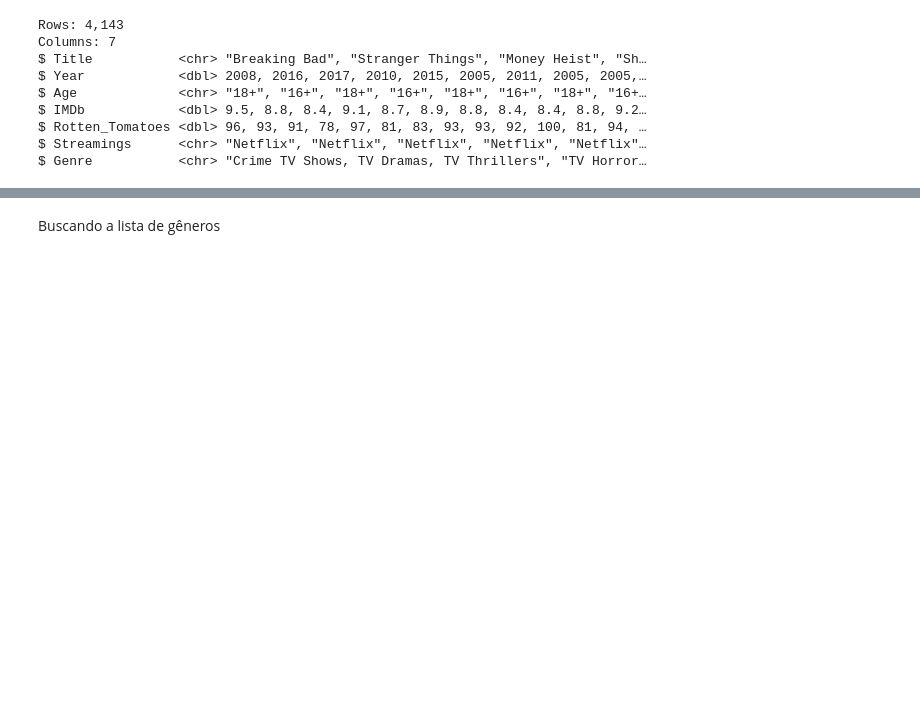
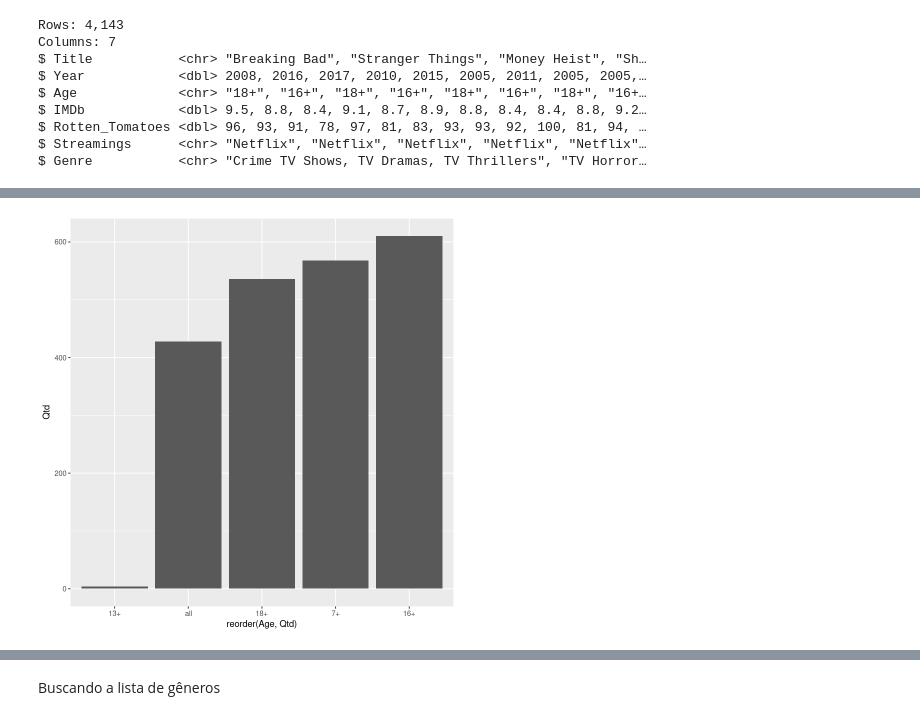
Before and after one commit to igorcj/AEDV, a Jupyter notebook: TV-Shows_Igor.ipynb, the cells around one changed output, grey strips where cells are left out. Drawn from its saved outputs; the diff is of its cells as text; code cells hidden in the pictures; blank space fills up the shorter version.

```diff
--- a/TV-Shows_Igor.ipynb
+++ b/TV-Shows_Igor.ipynb
@@ -68,3 +68,6 @@ $ IMDb            <dbl> 9.5, 8.8, 8.4, 9.1, 8.7, 8.9, 8.8, 8.4, 8.4, 8.8, 9.2…
 $ Rotten_Tomatoes <dbl> 96, 93, 91, 78, 97, 81, 83, 93, 93, 92, 100, 81, 94, …
 $ Streamings      <chr> "Netflix", "Netflix", "Netflix", "Netflix", "Netflix"…
 $ Genre           <chr> "Crime TV Shows, TV Dramas, TV Thrillers", "TV Horror…
+# %%
+idades <- cshows %>% group_by(Age) %>% tally(name="Qtd")
+idades
@@ -70,0 +84,5 @@ $ Genre           <chr> "Crime TV Shows, TV Dramas, TV Thrillers", "TV Horror…
+# %%
+idades <- idades %>% filter(!is.na(Age))
+idades %>% ggplot(aes(reorder(Age,Qtd),Qtd)) + geom_bar(stat = "identity")
+# %% [output]
+[figure, added]
```
Also changed, not shown: parts of 21 cells of this notebook.
